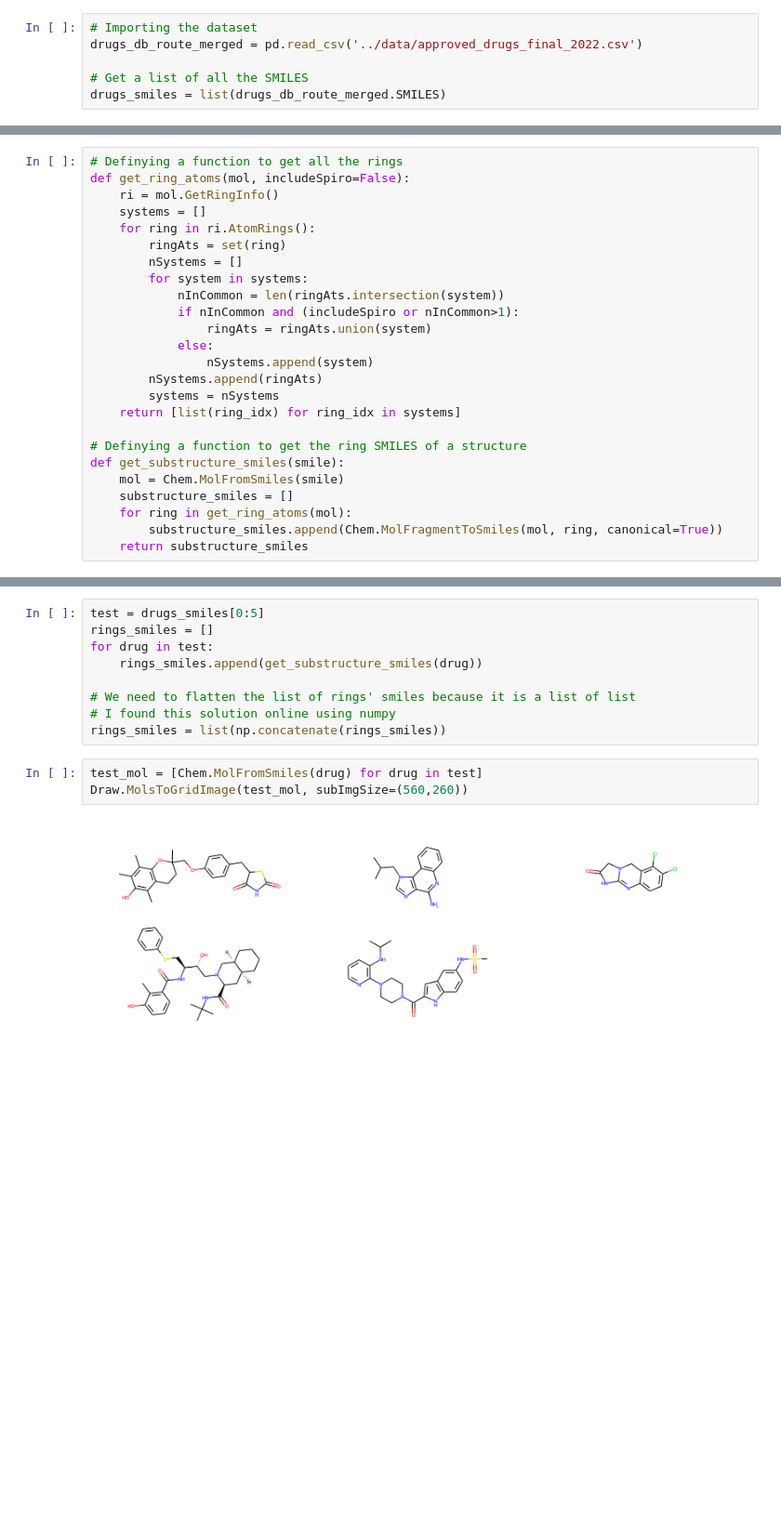
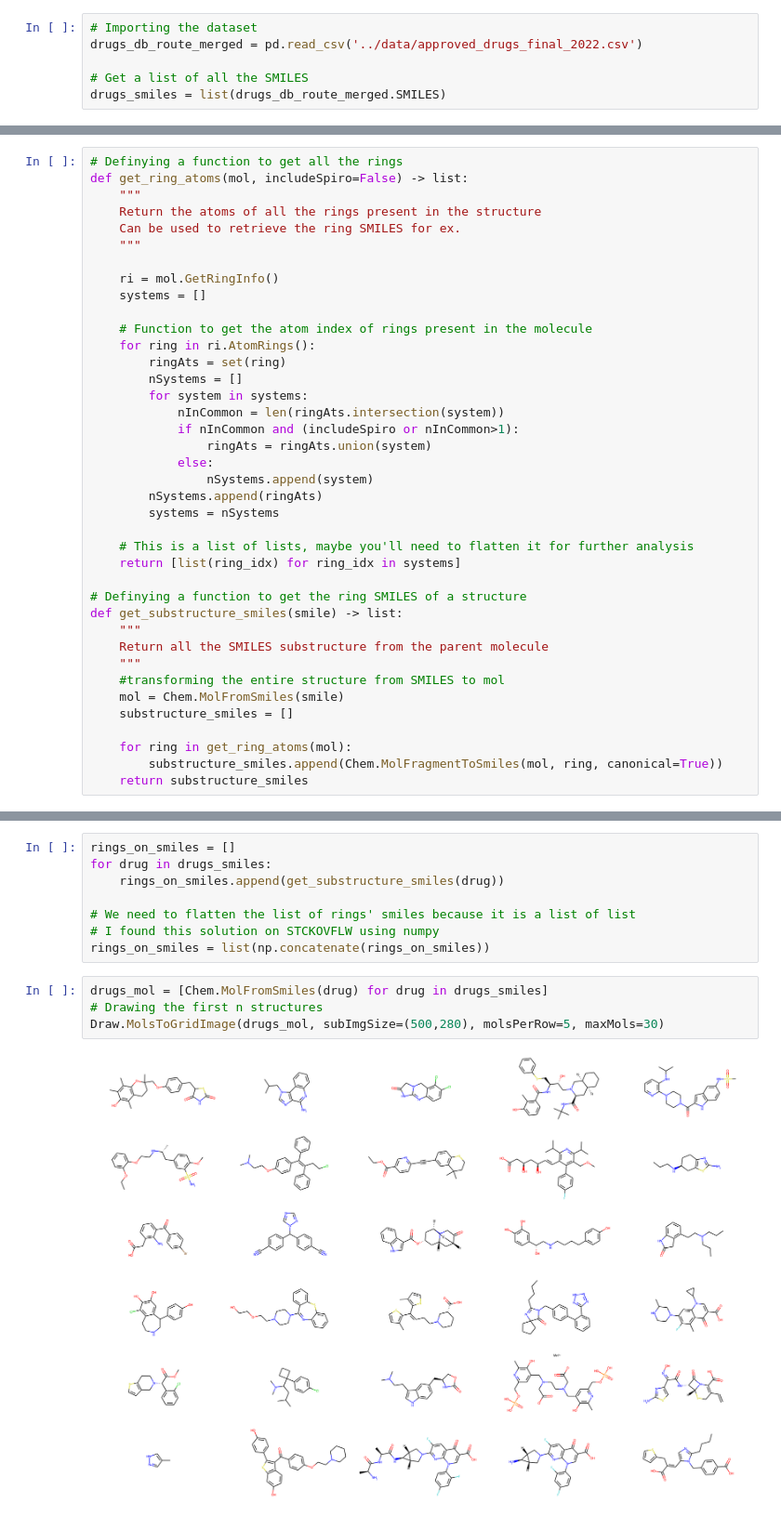
Before and after one commit to arturcgs/lipinski-analysis, a Jupyter notebook: jupyter_notebooks/9_study_of_rings.ipynb, the cells around one changed output, grey strips where cells are left out. Shown at 93% size. Cells and saved outputs as stored; diff of their text form; blank space fills up the shorter version.

Commit message:
improving and refactoring code of the rings study

```diff
--- a/jupyter_notebooks/9_study_of_rings.ipynb
+++ b/jupyter_notebooks/9_study_of_rings.ipynb
@@ -17,8 +25,15 @@ drugs_smiles = list(drugs_db_route_merged.SMILES)
 # %%
 # Definying a function to get all the rings
-def get_ring_atoms(mol, includeSpiro=False):
+def get_ring_atoms(mol, includeSpiro=False) -> list:
+    """
+    Return the atoms of all the rings present in the structure
+    Can be used to retrieve the ring SMILES for ex.
+    """
+
     ri = mol.GetRingInfo()
     systems = []
+
+    # Function to get the atom index of rings present in the molecule
     for ring in ri.AtomRings():
         ringAts = set(ring)
         nSystems = []
@@ -30,12 +45,19 @@ def get_ring_atoms(mol, includeSpiro=False):
                 nSystems.append(system)
         nSystems.append(ringAts)
         systems = nSystems
+
+    # This is a list of lists, maybe you'll need to flatten it for further analysis
     return [list(ring_idx) for ring_idx in systems]
 
 # Definying a function to get the ring SMILES of a structure
-def get_substructure_smiles(smile):
+def get_substructure_smiles(smile) -> list:
+    """
+    Return all the SMILES substructure from the parent molecule
+    """
+    #transforming the entire structure from SMILES to mol
     mol = Chem.MolFromSmiles(smile)
     substructure_smiles = []
+
     for ring in get_ring_atoms(mol):
         substructure_smiles.append(Chem.MolFragmentToSmiles(mol, ring, canonical=True))
     return substructure_smiles
@@ -42,17 +66,17 @@ def get_substructure_smiles(smile):
 # %%
-test = drugs_smiles[0:5]
-rings_smiles = []
-for drug in test:
-    rings_smiles.append(get_substructure_smiles(drug))
+rings_on_smiles = []
+for drug in drugs_smiles:
+    rings_on_smiles.append(get_substructure_smiles(drug))
 
 # We need to flatten the list of rings' smiles because it is a list of list
-# I found this solution online using numpy
-rings_smiles = list(np.concatenate(rings_smiles))
+# I found this solution on STCKOVFLW using numpy
+rings_on_smiles = list(np.concatenate(rings_on_smiles))
 # %%
-test_mol = [Chem.MolFromSmiles(drug) for drug in test]
-Draw.MolsToGridImage(test_mol, subImgSize=(560,260))
+drugs_mol = [Chem.MolFromSmiles(drug) for drug in drugs_smiles]
+# Drawing the first n structures
+Draw.MolsToGridImage(drugs_mol, subImgSize=(500,280), molsPerRow=5, maxMols=30)
 # %% [output]
-[figure, old version]
+[figure, new version]
 # %%
 # Counting the SMILES appearances:
 counter = {}
```
Also changed, not shown: parts of 13 cells of this notebook, 1 other file.
